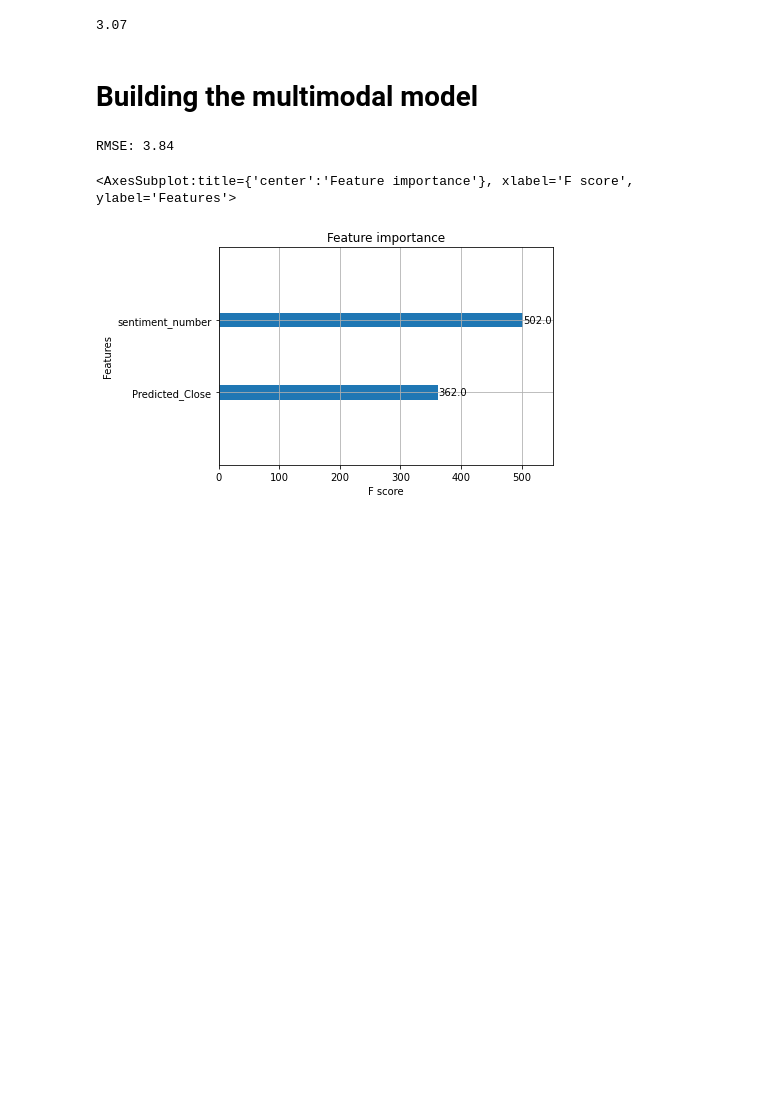
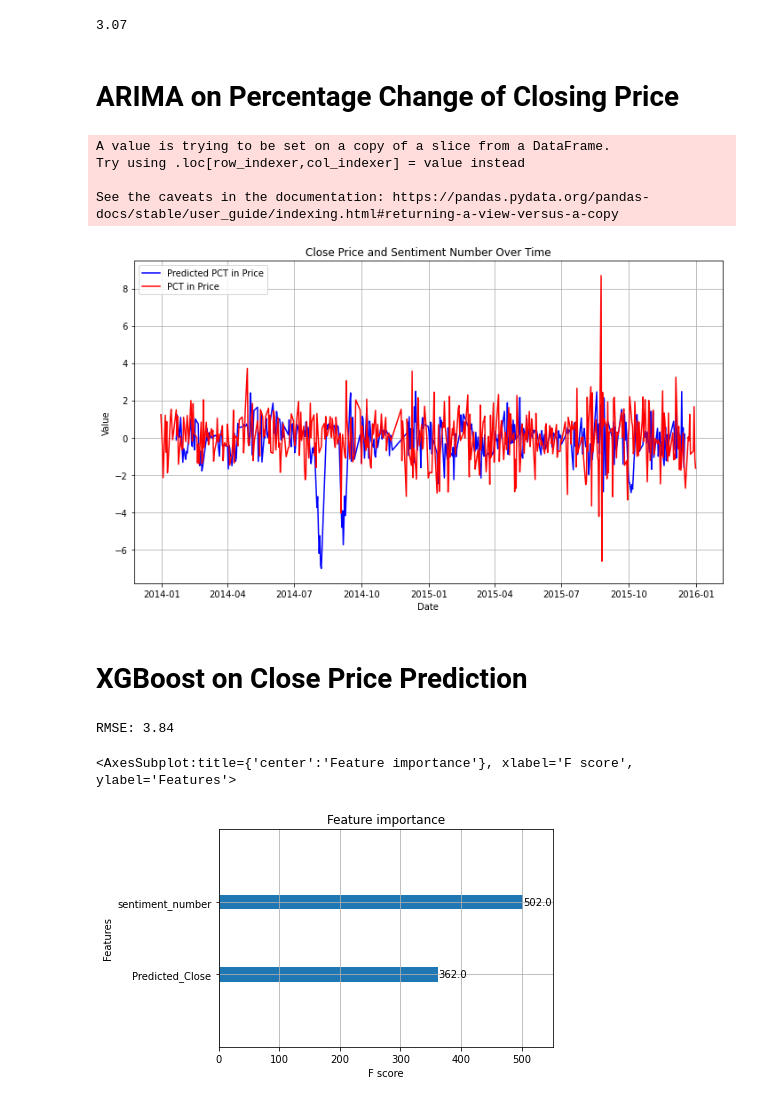
Before and after one commit to shaeantoine/greenscape, a Jupyter notebook: main.ipynb, the cells around one changed output. Cells and saved outputs as stored; diff of their text form; code cells hidden in the pictures; blank space fills up the shorter version.

Commit message:
Add PCT ARIMA prediction

```diff
--- a/main.ipynb
+++ b/main.ipynb
@@ -340,5 +327,5 @@ rmse = np.sqrt(mean_squared_error(pred_merge['Close'], pred_merge['Predicted_Clo
 print(round(rmse, 2))
 # %% [output]
 3.07
-# %% [markdown]
-# Building the multimodal model
+# %% [markdown]
+# ARIMA on Percentage Change of Closing Price
@@ -344,0 +373,29 @@ print(round(rmse, 2))
+# %%
+plt.figure(figsize=(10, 6))
+
+stock_senti_filter['Date'] = pd.to_datetime(stock_senti_filter['Date'])
+predictions['Date'] = pd.to_datetime(predictions['Date'])
+pred_merge = stock_senti_filter.merge(predictions, on="Date")
+
+# Plot Predicted Close Price
+plt.plot(predictions['Date'], predictions['predicted_pct'], label='Predicted PCT in Price', color='blue')
+
+# Plot Actualized Close Price
+plt.plot(stock_senti_filter['Date'], stock_senti_filter['pct'], label='PCT in Price', color='red')
+
+# Add labels and title
+plt.title('Close Price and Sentiment Number Over Time')
+plt.xlabel('Date')
+plt.ylabel('Value')
+plt.legend()
+plt.grid(True)
+plt.tight_layout()
+
+# Show the plot
+plt.show()
+# %% [output]
+A value is trying to be set on a copy of a slice from a DataFrame.
+Try using .loc[row_indexer,col_indexer] = value instead
+
+See the caveats in the documentation: https://pandas.pydata.org/pandas-docs/stable/user_guide/indexing.html#returning-a-view-versus-a-copy
+[figure, added]
@@ -345,3 +410,5 @@ print(round(rmse, 2))
+# %% [markdown]
+# XGBoost on Close Price Prediction
 # %%
 # Importing the necessary packages
 import xgboost as xgb
```
Also changed, not shown: parts of 10 cells of this notebook.
